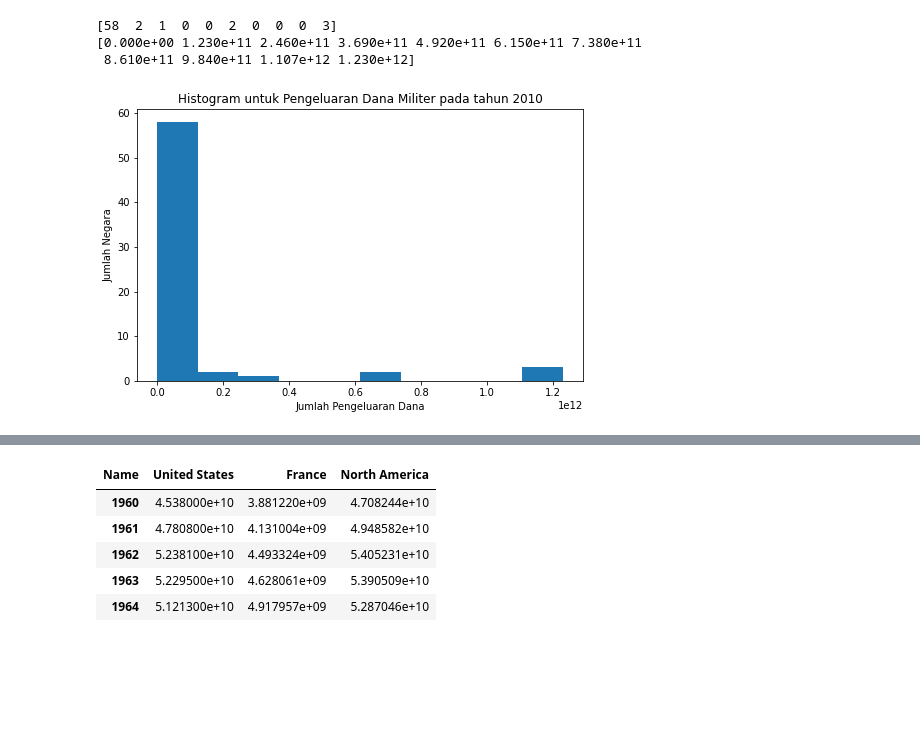
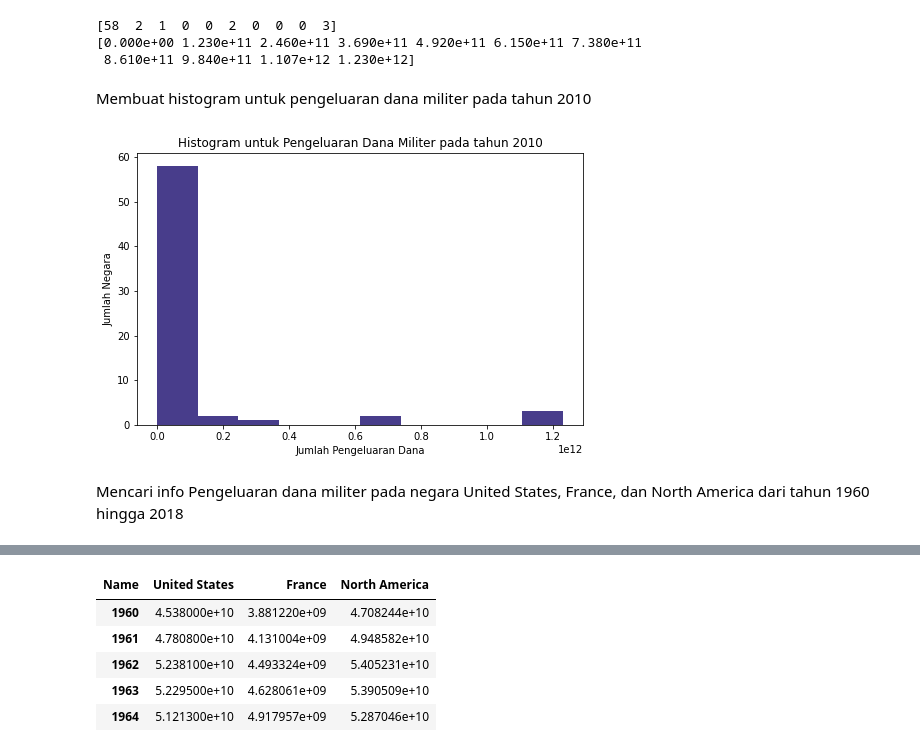
Before and after one commit to AbdulHafidh-AI/Praktikum-Visualisasi-Data, a Jupyter notebook: 2008107010056_AbdulHafidh_Tugas2.ipynb, the cells around one changed output, grey strips where cells are left out. Cells and saved outputs as stored; diff of their text form; code cells hidden in the pictures; blank space fills up the shorter version.

```diff
--- a/2008107010056_AbdulHafidh_Tugas2.ipynb
+++ b/2008107010056_AbdulHafidh_Tugas2.ipynb
@@ -296,19 +311,23 @@ print(bin_edges)
 [58  2  1  0  0  2  0  0  0  3]
 [0.000e+00 1.230e+11 2.460e+11 3.690e+11 4.920e+11 6.150e+11 7.380e+11
  8.610e+11 9.840e+11 1.107e+12 1.230e+12]
+# %% [markdown]
+Membuat histogram untuk pengeluaran dana militer pada tahun 2010
 # %%
-sample['2010'].plot(kind='hist', figsize=(8, 5))
+sample['2010'].plot(kind='hist', figsize=(8, 5),color='darkslateblue')
 
 # add a title to the histogram
 plt.title('Histogram untuk Pengeluaran Dana Militer pada tahun 2010')
 # add y-label
 plt.ylabel('Jumlah Negara')
 # add x-label
 plt.xlabel('Jumlah Pengeluaran Dana')
 
 plt.show()
 # %% [output]
-[figure, old version]
+[figure, new version]
+# %% [markdown]
+Mencari info Pengeluaran dana militer pada negara United States, France, dan North America dari tahun 1960 hingga 2018
 # %%
 sample.loc[['United States', 'France', 'North America'],years]
 # %% [output]
```
Also changed, not shown: parts of 28 cells of this notebook.
